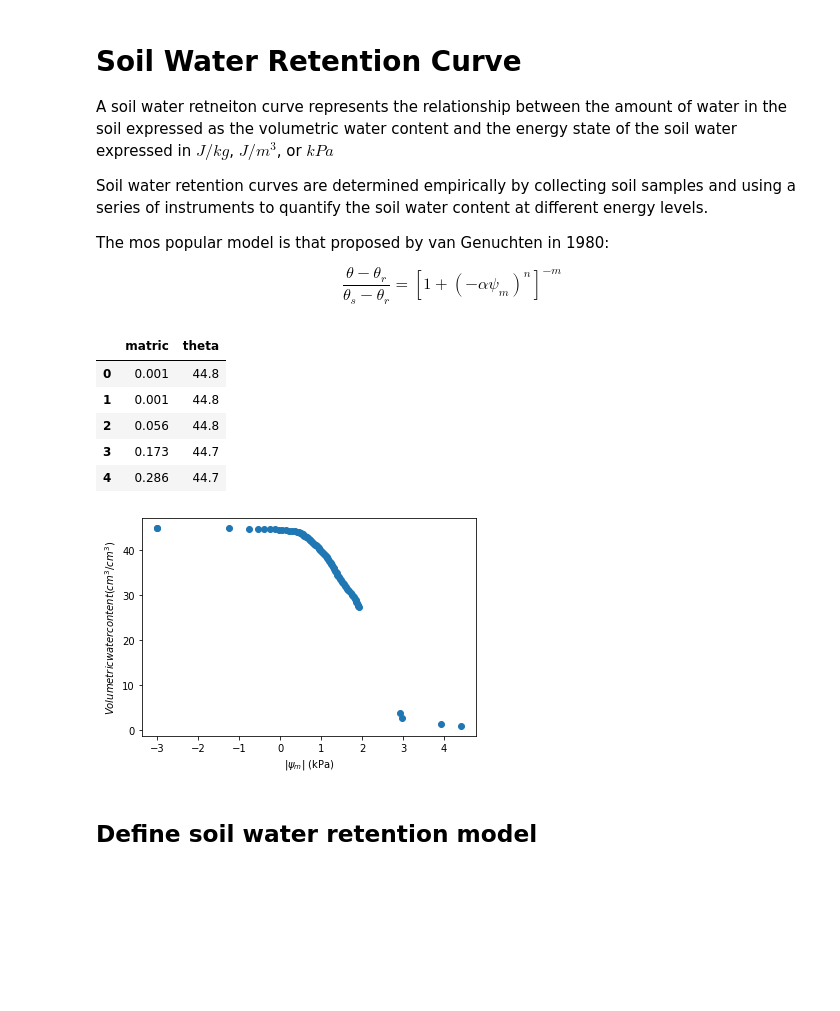
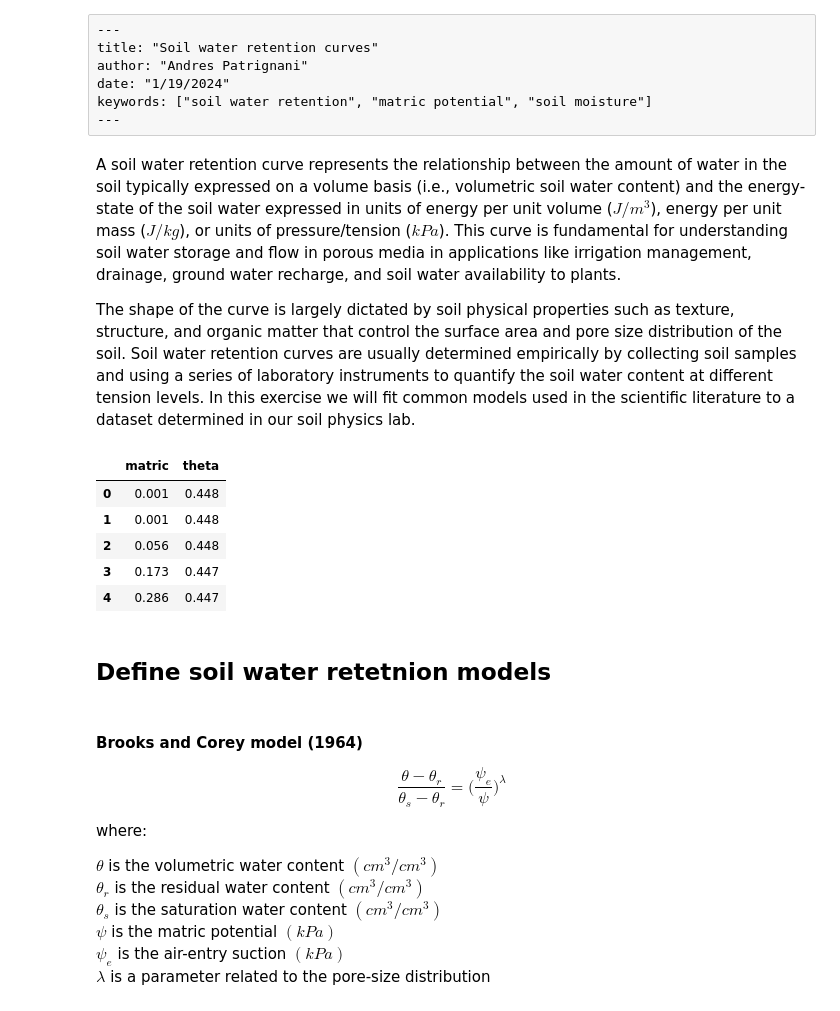
Before and after one commit to soilwater/pynotes-agriscience, a Jupyter notebook: exercises/soil_water_retention_curve.ipynb, the cells around one changed output. Cells and saved outputs as stored; diff of their text form; code cells hidden in the pictures; blank space fills up the shorter version.

```diff
--- a/exercises/soil_water_retention_curve.ipynb
+++ b/exercises/soil_water_retention_curve.ipynb
@@ -1,13 +1,14 @@
+# %% [raw]
+---
+title: "Soil water retention curves"
+author: "Andres Patrignani"
+date: "1/19/2024"
+keywords: ["soil water retention", "matric potential", "soil moisture"]
+---
 # %% [markdown]
-# Soil Water Retention Curve
+A soil water retention curve represents the relationship between the amount of water in the soil typically expressed on a volume basis (i.e., volumetric soil water content) and the energy-state of the soil water expressed in units of energy per unit volume ($J/m^3$), energy per unit mass ($J/kg$), or units of pressure/tension ($kPa$). This curve is fundamental for understanding soil water storage and flow in porous media in applications like irrigation management, drainage, ground water recharge, and soil water availability to plants.
 
-A soil water retneiton curve represents the relationship between the amount of water in the soil expressed as the volumetric water content and the energy state of the soil water expressed in $J/kg$, $J/m^3$, or $kPa$
-
-Soil water retention curves are determined empirically by collecting soil samples and using a series of instruments to quantify the soil water content at different energy levels.
-
-The mos popular model is that proposed by van Genuchten in 1980:
-
-$$ \frac{\theta - \theta_r}{\theta_s - \theta_r} = [1 + (-\alpha \psi_m)^n]^{-m} $$
+The shape of the curve is largely dictated by soil physical properties such as texture, structure, and organic matter that control the surface area and pore size distribution of the soil. Soil water retention curves are usually determined empirically by collecting soil samples and using a series of laboratory instruments to quantify the soil water content at different tension levels. In this exercise we will fit common models used in the scientific literature to a dataset determined in our soil physics lab.
 # %%
 # Import modules
 import pandas as pd
@@ -17,20 +19,27 @@ from scipy.optimize import curve_fit
 # %%
+# Read dataset
 df = pd.read_csv('../datasets/soil_water_retention_curve.csv')
+df['theta'] = df['theta']/100
 df.head()
 # %% [output]
 |  | matric | theta |
-| 0 | 0.001 | 44.8 |
-| 1 | 0.001 | 44.8 |
-| 2 | 0.056 | 44.8 |
-| 3 | 0.173 | 44.7 |
-| 4 | 0.286 | 44.7 |
+| 0 | 0.001 | 0.448 |
+| 1 | 0.001 | 0.448 |
+| 2 | 0.056 | 0.448 |
+| 3 | 0.173 | 0.447 |
+| 4 | 0.286 | 0.447 |
-# %%
-# Plot observations
-plt.scatter(np.log10(df["matric"]),df["theta"])
-plt.xlabel('$|\psi_m|$ (kPa)')
-plt.ylabel("$Volumetric water content (cm^3/cm^3)$")
-plt.show()
-# %% [output]
-[figure, removed]
 # %% [markdown]
-## Define soil water retention model
+## Define soil water retetnion models
+# %% [markdown]
+#### Brooks and Corey model (1964)
+
+$$ \frac{\theta - \theta_r}{\theta_s - \theta_r} = \Bigg( \frac{\psi_e}{\psi} \Bigg)^\lambda $$
+
+where:
+
+$\theta$ is the volumetric water content $(cm^3/cm^3)$<br>
+$\theta_r$ is the residual water content $(cm^3/cm^3)$<br>
+$\theta_s$ is the saturation water content $(cm^3/cm^3)$<br>
+$\psi$ is the matric potential $(kPa)$<br>
+$\psi_e$ is the air-entry suction $(kPa)$<br>
+$\lambda$ is a parameter related to the pore-size distribution<br>
```
Also changed, not shown: parts of 21 cells of this notebook, 18 other files.
